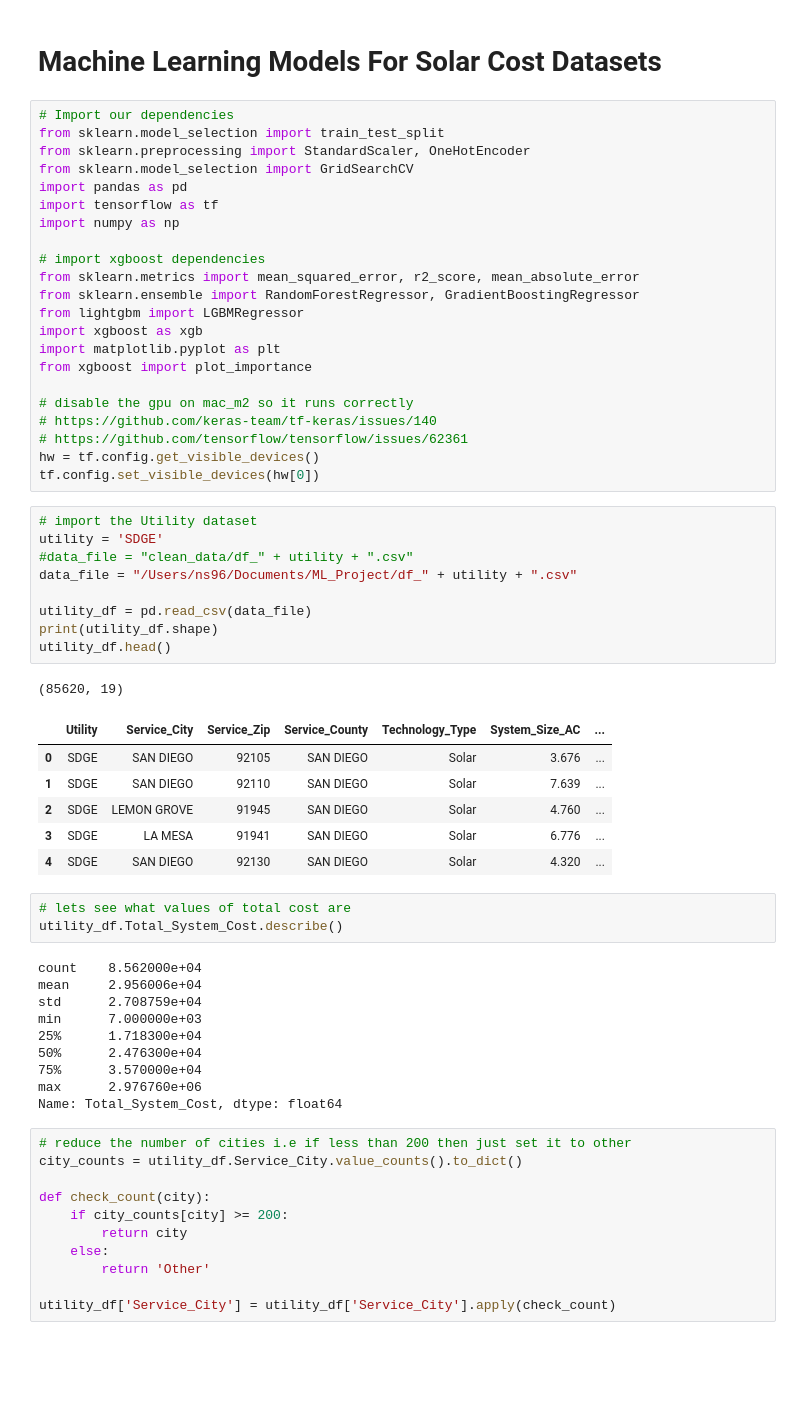
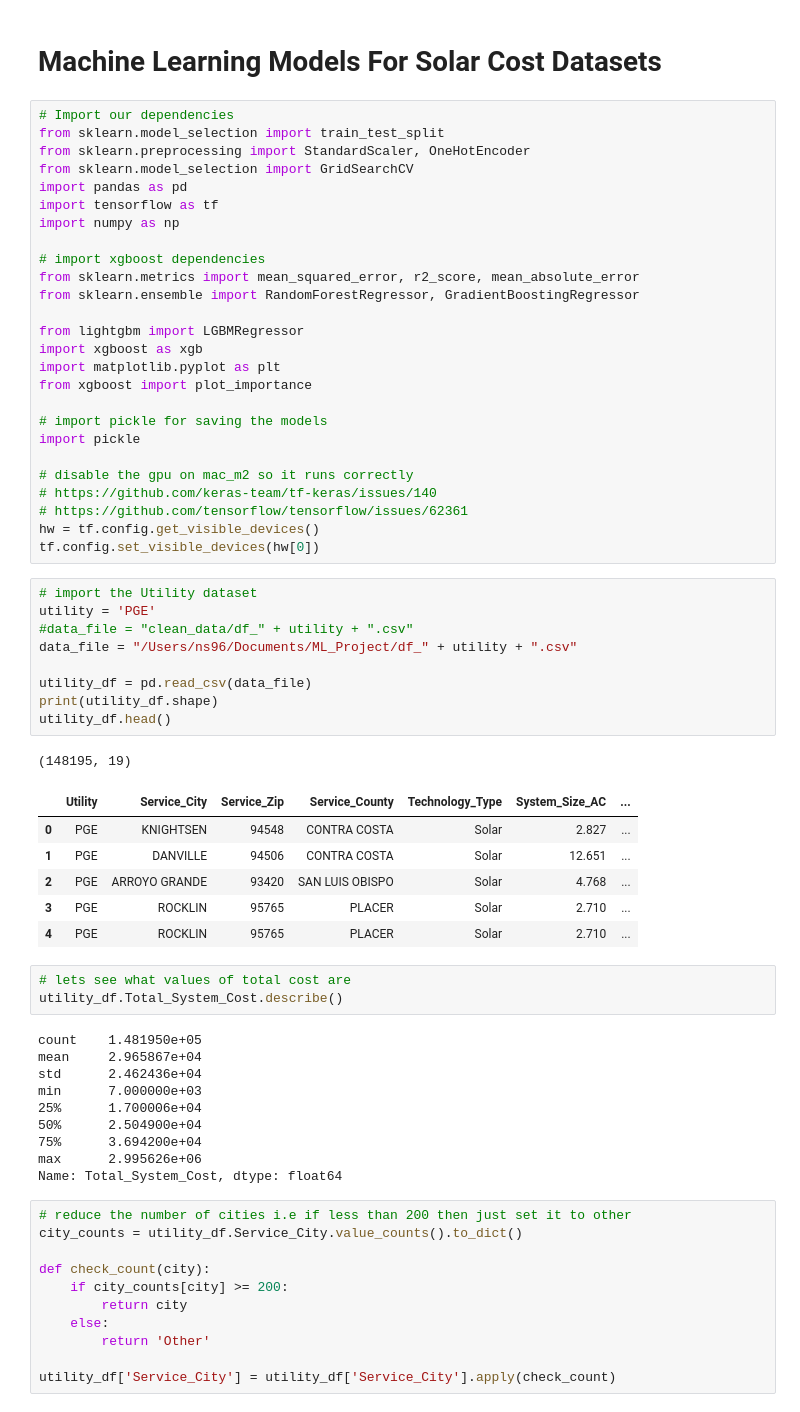
Before and after one commit to ns96/ML_Project, a Jupyter notebook: ml_nstevens.ipynb, the cells around one changed output. Saved outputs shown, nothing was run; the diff lists cells and outputs as text; blank space fills up the shorter version.

```diff
--- a/ml_nstevens.ipynb
+++ b/ml_nstevens.ipynb
@@ -12,10 +12,14 @@ import numpy as np
 # import xgboost dependencies
 from sklearn.metrics import mean_squared_error, r2_score, mean_absolute_error
 from sklearn.ensemble import RandomForestRegressor, GradientBoostingRegressor
+
 from lightgbm import LGBMRegressor
 import xgboost as xgb
 import matplotlib.pyplot as plt
 from xgboost import plot_importance
+
+# import pickle for saving the models
+import pickle
 
 # disable the gpu on mac_m2 so it runs correctly
 # https://github.com/keras-team/tf-keras/issues/140
@@ -24,33 +28,33 @@ hw = tf.config.get_visible_devices()
 tf.config.set_visible_devices(hw[0])
 # %%
 # import the Utility dataset
-utility = 'SDGE'
+utility = 'PGE'
 #data_file = "clean_data/df_" + utility + ".csv"
 data_file = "/Users/ns96/Documents/ML_Project/df_" + utility + ".csv"
 
 utility_df = pd.read_csv(data_file)
 print(utility_df.shape)
 utility_df.head()
 # %% [output]
-(85620, 19)
+(148195, 19)
 |  | Utility | Service_City | Service_Zip | Service_County | Technology_Type | System_Size_AC | ... |
-| 0 | SDGE | SAN DIEGO | 92105 | SAN DIEGO | Solar | 3.676 | ... |
-| 1 | SDGE | SAN DIEGO | 92110 | SAN DIEGO | Solar | 7.639 | ... |
-| 2 | SDGE | LEMON GROVE | 91945 | SAN DIEGO | Solar | 4.760 | ... |
-| 3 | SDGE | LA MESA | 91941 | SAN DIEGO | Solar | 6.776 | ... |
-| 4 | SDGE | SAN DIEGO | 92130 | SAN DIEGO | Solar | 4.320 | ... |
+| 0 | PGE | KNIGHTSEN | 94548 | CONTRA COSTA | Solar | 2.827 | ... |
+| 1 | PGE | DANVILLE | 94506 | CONTRA COSTA | Solar | 12.651 | ... |
+| 2 | PGE | ARROYO GRANDE | 93420 | SAN LUIS OBISPO | Solar | 4.768 | ... |
+| 3 | PGE | ROCKLIN | 95765 | PLACER | Solar | 2.710 | ... |
+| 4 | PGE | ROCKLIN | 95765 | PLACER | Solar | 2.710 | ... |
 # %%
 # lets see what values of total cost are
 utility_df.Total_System_Cost.describe()
 # %% [output]
-count    8.562000e+04
-mean     2.956006e+04
-std      2.708759e+04
+count    1.481950e+05
+mean     2.965867e+04
+std      2.462436e+04
 min      7.000000e+03
-25%      1.718300e+04
-50%      2.476300e+04
-75%      3.570000e+04
-max      2.976760e+06
+25%      1.700006e+04
+50%      2.504900e+04
+75%      3.694200e+04
+max      2.995626e+06
 Name: Total_System_Cost, dtype: float64
 # %%
 # reduce the number of cities i.e if less than 200 then just set it to other
```
Also changed, not shown: parts of 15 cells of this notebook, 11 other files.
